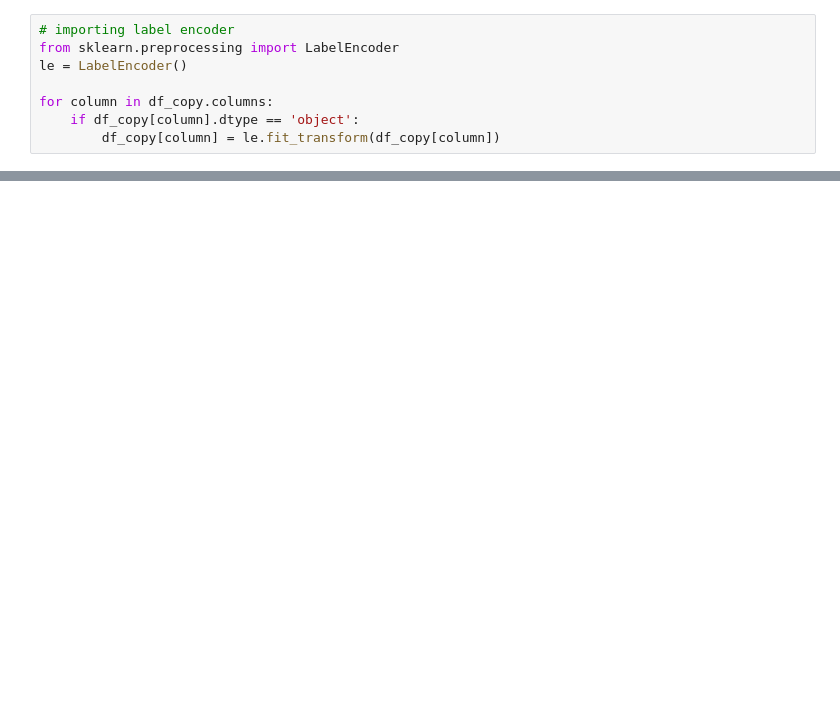
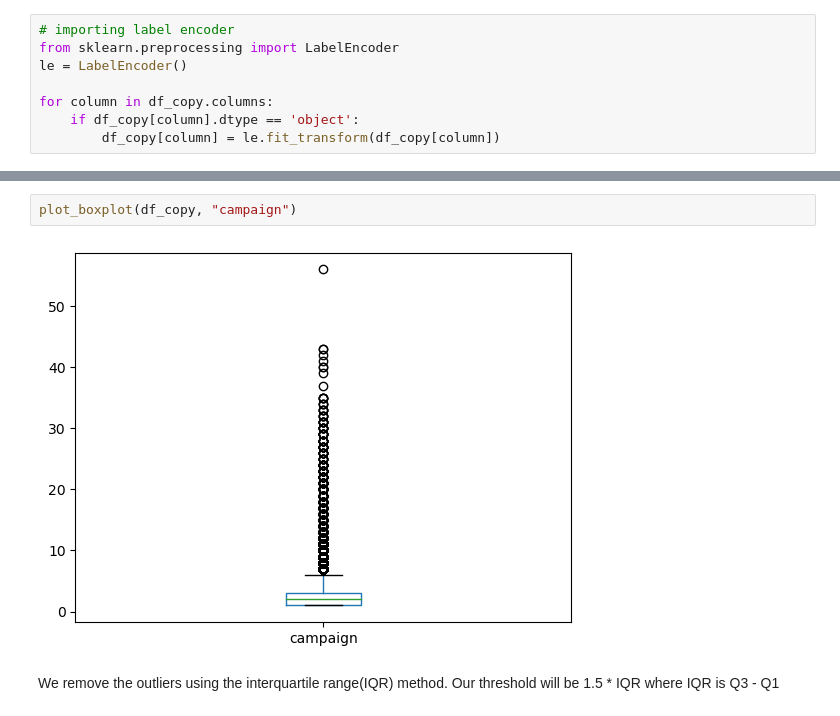
Before and after one commit to Mayank5112/Capstone-Project-5, a Jupyter notebook: capestone-5.ipynb, the cells around one changed output, grey strips where cells are left out. Drawn from its saved outputs; the diff is of its cells as text; blank space fills up the shorter version.

```diff
--- a/capestone-5.ipynb
+++ b/capestone-5.ipynb
@@ -287,0 +314,6 @@ plt.show()
+# %%
+plot_boxplot(df_copy, "campaign")
+# %% [output]
+[figure, added]
+# %% [markdown]
+We remove the outliers using the interquartile range(IQR) method. Our threshold will be 1.5 * IQR where IQR is Q3 - Q1
```
Also changed, not shown: parts of 24 cells of this notebook.
